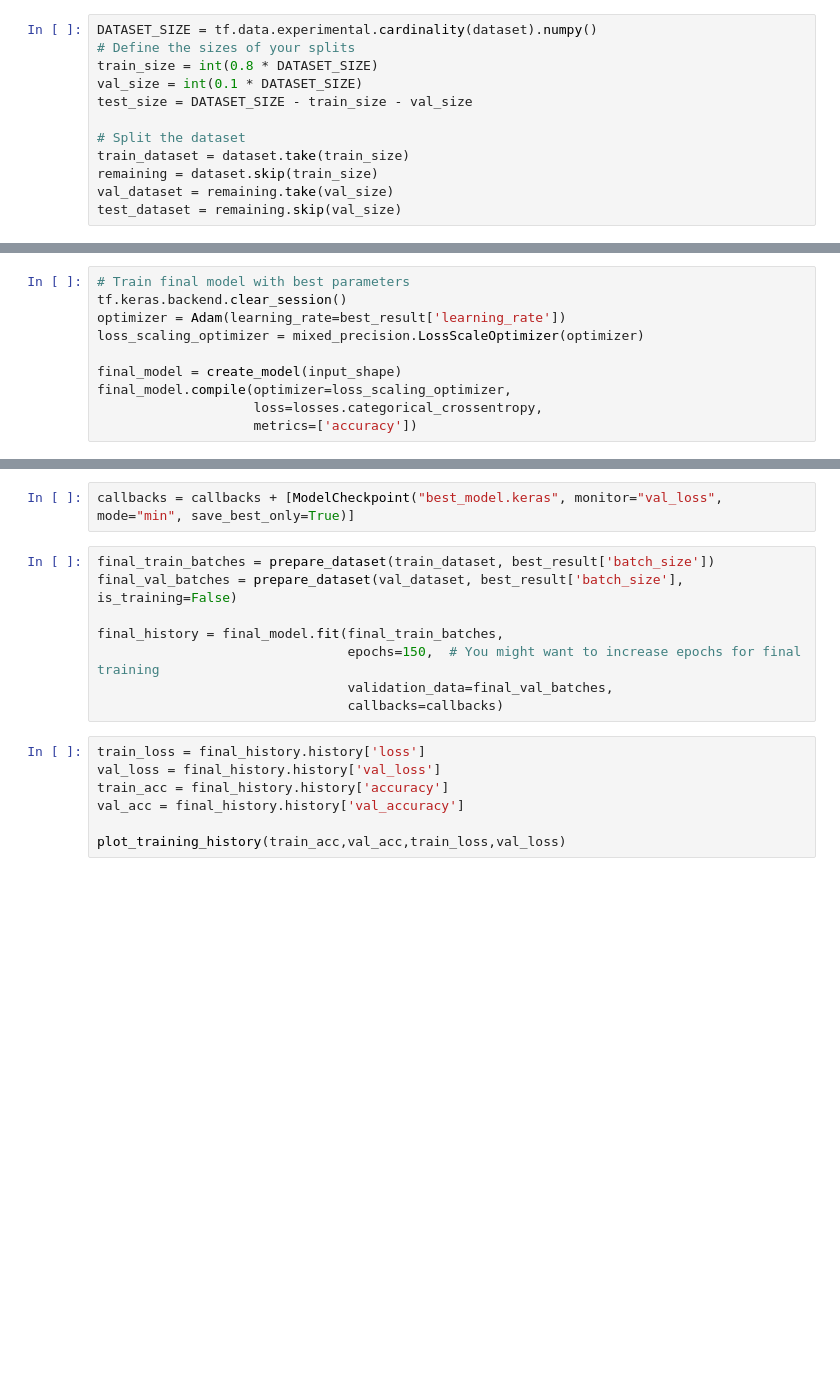
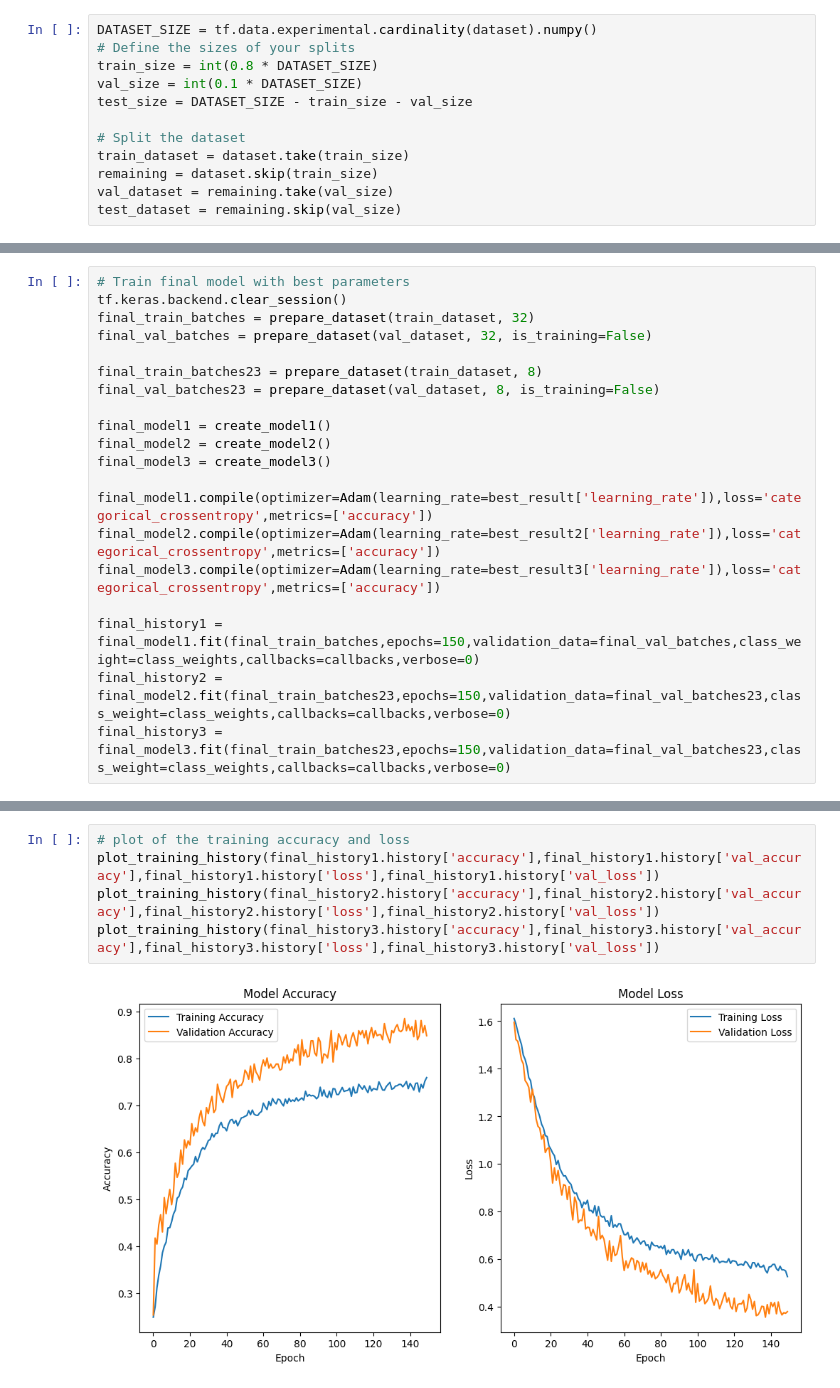
Before and after one commit to Acnosan/self_emotions_classification, a Jupyter notebook: optimized_training.ipynb, the cells around one changed output, grey strips where cells are left out. Cells and saved outputs as stored; diff of their text form; blank space fills up the shorter version.

```diff
--- a/optimized_training.ipynb
+++ b/optimized_training.ipynb
@@ -245,10 +554,20 @@ plot_training_history(best_result_hist['accuracy'],
 # %%
 # Train final model with best parameters
 tf.keras.backend.clear_session()
-optimizer = Adam(learning_rate=best_result['learning_rate'])
-loss_scaling_optimizer = mixed_precision.LossScaleOptimizer(optimizer)
+final_train_batches = prepare_dataset(train_dataset, 32)
+final_val_batches = prepare_dataset(val_dataset, 32, is_training=False)
 
-final_model = create_model(input_shape)
-final_model.compile(optimizer=loss_scaling_optimizer,
-                    loss=losses.categorical_crossentropy,
-                    metrics=['accuracy'])
+final_train_batches23 = prepare_dataset(train_dataset, 8)
+final_val_batches23 = prepare_dataset(val_dataset, 8, is_training=False)
+
+final_model1 = create_model1()
+final_model2 = create_model2()
+final_model3 = create_model3()
+
+final_model1.compile(optimizer=Adam(learning_rate=best_result['learning_rate']),loss='categorical_crossentropy',metrics=['accuracy'])
+final_model2.compile(optimizer=Adam(learning_rate=best_result2['learning_rate']),loss='categorical_crossentropy',metrics=['accuracy'])
+final_model3.compile(optimizer=Adam(learning_rate=best_result3['learning_rate']),loss='categorical_crossentropy',metrics=['accuracy'])
+
+final_history1 = final_model1.fit(final_train_batches,epochs=150,validation_data=final_val_batches,class_weight=class_weights,callbacks=callbacks,verbose=0)
+final_history2 = final_model2.fit(final_train_batches23,epochs=150,validation_data=final_val_batches23,class_weight=class_weights,callbacks=callbacks,verbose=0)
+final_history3 = final_model3.fit(final_train_batches23,epochs=150,validation_data=final_val_batches23,class_weight=class_weights,callbacks=callbacks,verbose=0)
@@ -255,17 +578,7 @@ final_model.compile(optimizer=loss_scaling_optimizer,
-# %%
-callbacks = callbacks + [ModelCheckpoint("best_model.keras", monitor="val_loss", mode="min", save_best_only=True)]
-# %%
-final_train_batches = prepare_dataset(train_dataset, best_result['batch_size'])
-final_val_batches = prepare_dataset(val_dataset, best_result['batch_size'], is_training=False)
-
-final_history = final_model.fit(final_train_batches,
-                                epochs=150,  # You might want to increase epochs for final training
-                                validation_data=final_val_batches,
-                                callbacks=callbacks)
 # %%
-train_loss = final_history.history['loss']
-val_loss = final_history.history['val_loss']
-train_acc = final_history.history['accuracy']
-val_acc = final_history.history['val_accuracy']
-
-plot_training_history(train_acc,val_acc,train_loss,val_loss)
+# plot of the training accuracy and loss
+plot_training_history(final_history1.history['accuracy'],final_history1.history['val_accuracy'],final_history1.history['loss'],final_history1.history['val_loss'])
+plot_training_history(final_history2.history['accuracy'],final_history2.history['val_accuracy'],final_history2.history['loss'],final_history2.history['val_loss'])
+plot_training_history(final_history3.history['accuracy'],final_history3.history['val_accuracy'],final_history3.history['loss'],final_history3.history['val_loss'])
+# %% [output]
+[figure, added]
```
Also changed, not shown: parts of 24 cells of this notebook, 6 other files.
